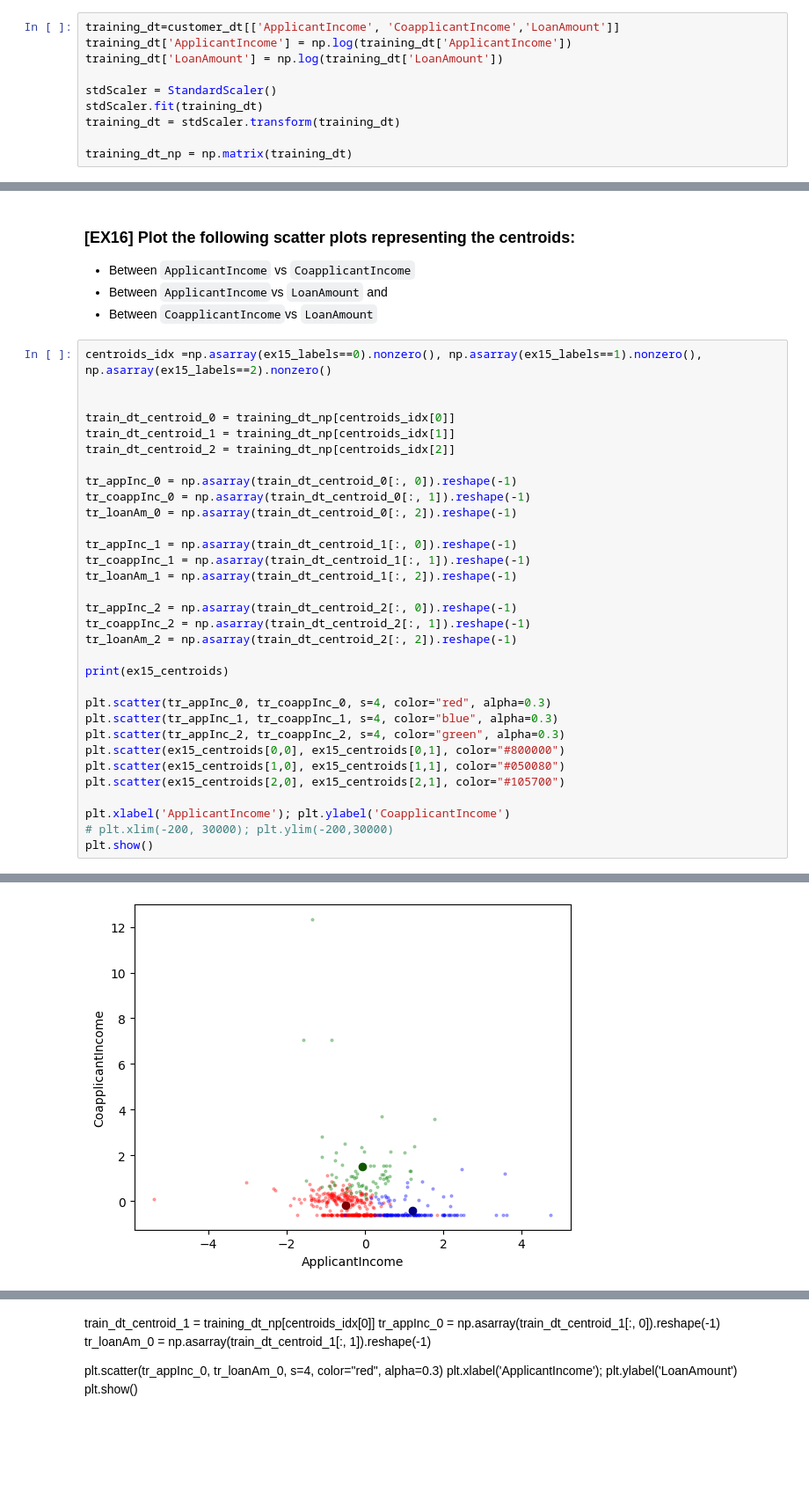
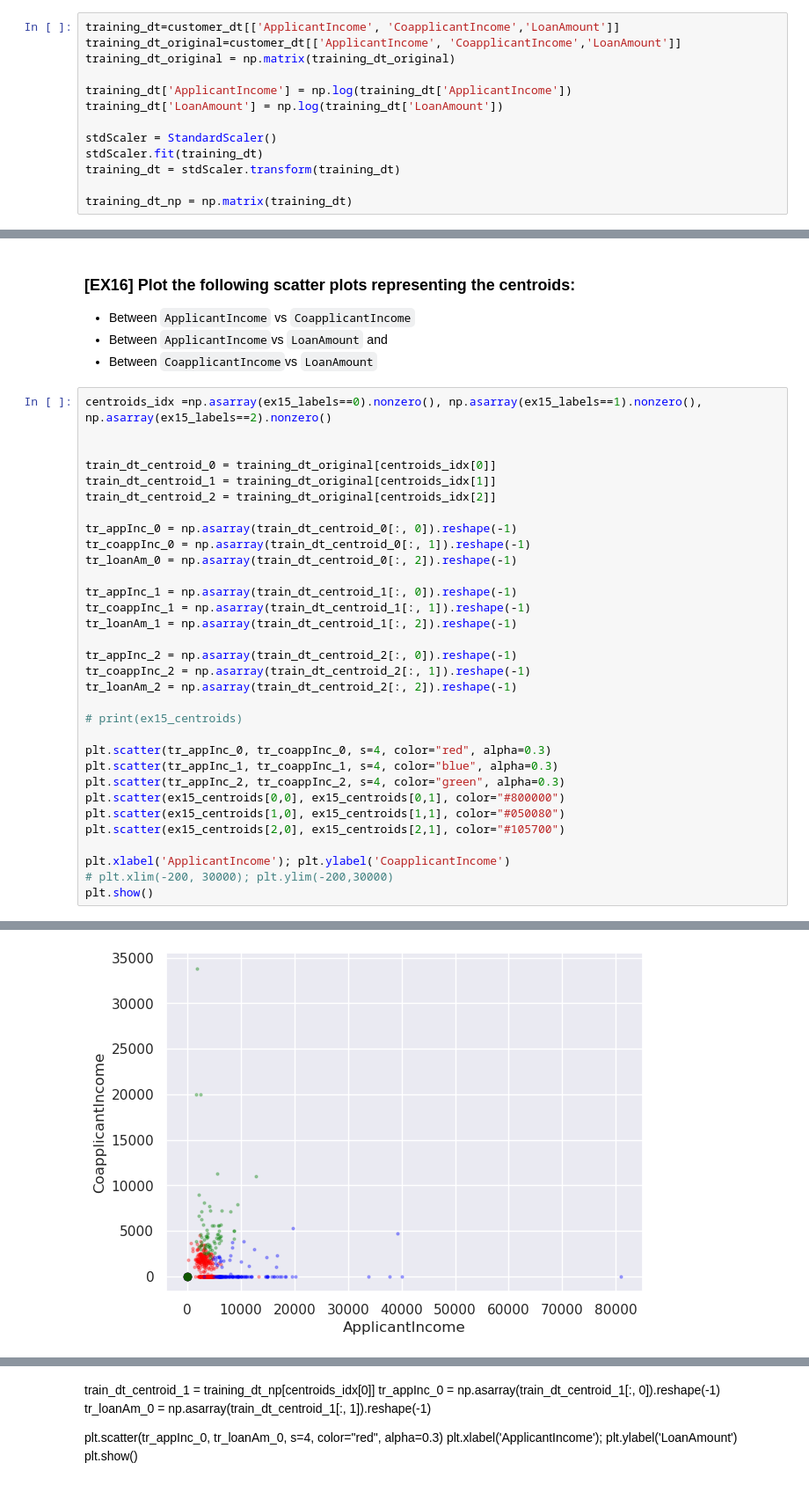
Before and after one commit to WdnLiu/ML2023, a Jupyter notebook: ML2023-main/Project_students/P5_students.ipynb, the cells around one changed output, grey strips where cells are left out. Shown at 88% size. Cells and saved outputs as stored; diff of their text form; blank space fills up the shorter version.

```diff
--- a/ML2023-main/Project_students/P5_students.ipynb
+++ b/ML2023-main/Project_students/P5_students.ipynb
@@ -595,6 +595,9 @@ def K_means_clustering(X, n_clusters=2, seed=1, num_iterations=10):
 Let's define the `training_dt` dataset based on the following variables: `ApplicantIncome`, `CoapplicantIncome` and `LoanAmount`.
 # %%
 training_dt=customer_dt[['ApplicantIncome', 'CoapplicantIncome','LoanAmount']]
+training_dt_original=customer_dt[['ApplicantIncome', 'CoapplicantIncome','LoanAmount']]
+training_dt_original = np.matrix(training_dt_original)
+
 training_dt['ApplicantIncome'] = np.log(training_dt['ApplicantIncome'])
 training_dt['LoanAmount'] = np.log(training_dt['LoanAmount'])
 
@@ -648,9 +651,9 @@ Now, it's time to understand how the clustering process works! To do it, we are
 centroids_idx =np.asarray(ex15_labels==0).nonzero(), np.asarray(ex15_labels==1).nonzero(), np.asarray(ex15_labels==2).nonzero()
 
 
-train_dt_centroid_0 = training_dt_np[centroids_idx[0]]
-train_dt_centroid_1 = training_dt_np[centroids_idx[1]]
-train_dt_centroid_2 = training_dt_np[centroids_idx[2]]
+train_dt_centroid_0 = training_dt_original[centroids_idx[0]]
+train_dt_centroid_1 = training_dt_original[centroids_idx[1]]
+train_dt_centroid_2 = training_dt_original[centroids_idx[2]]
 
 tr_appInc_0 = np.asarray(train_dt_centroid_0[:, 0]).reshape(-1)
 tr_coappInc_0 = np.asarray(train_dt_centroid_0[:, 1]).reshape(-1)
@@ -664,7 +667,7 @@ tr_appInc_2 = np.asarray(train_dt_centroid_2[:, 0]).reshape(-1)
 tr_coappInc_2 = np.asarray(train_dt_centroid_2[:, 1]).reshape(-1)
 tr_loanAm_2 = np.asarray(train_dt_centroid_2[:, 2]).reshape(-1)
 
-print(ex15_centroids)
+# print(ex15_centroids)
 
 plt.scatter(tr_appInc_0, tr_coappInc_0, s=4, color="red", alpha=0.3)
 plt.scatter(tr_appInc_1, tr_coappInc_1, s=4, color="blue", alpha=0.3)
@@ -683,4 +683,4 @@ plt.show()
-[figure, old version]
+[figure, new version]
 # %%
 plt.scatter(tr_appInc_0, tr_loanAm_0, s=4, color="red", alpha=0.3)
 plt.scatter(tr_appInc_1, tr_loanAm_1, s=4, color="blue", alpha=0.3)
```
Also changed, not shown: parts of 25 cells of this notebook, 2 other files.
